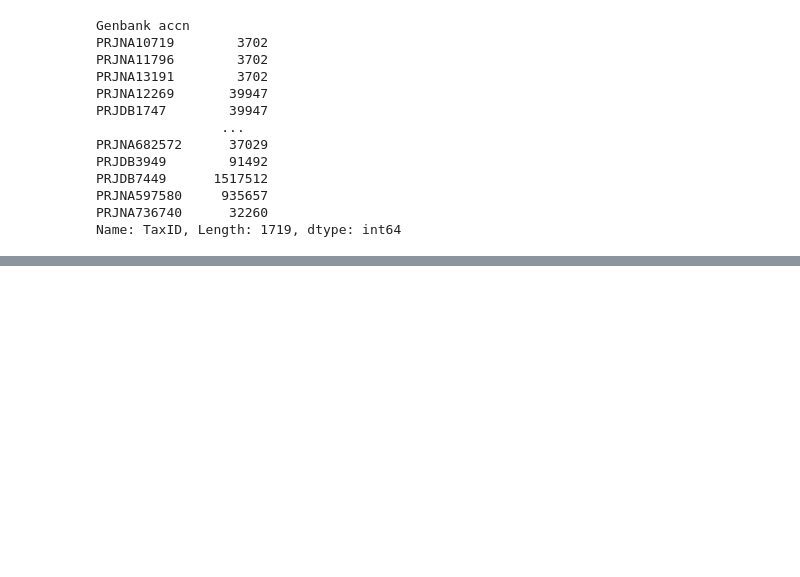
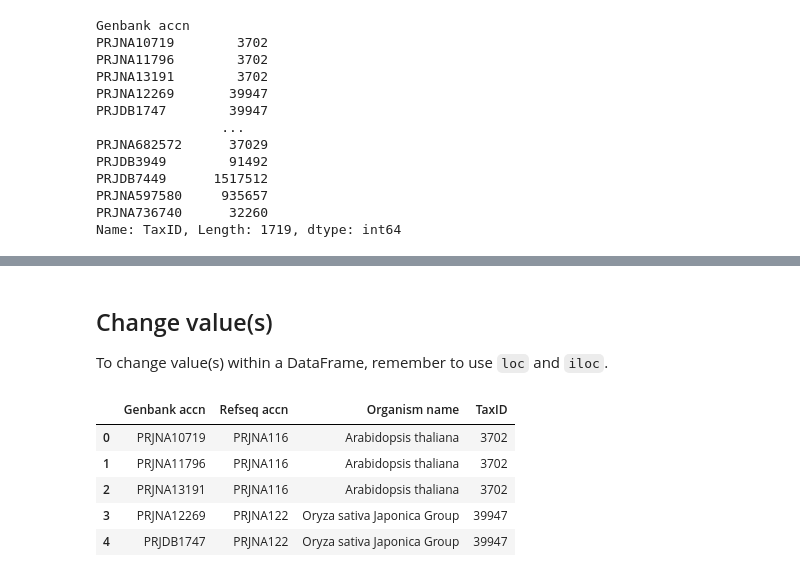
Before and after one commit to chunribu/biotable, a Jupyter notebook: src/pandas_tutorial.ipynb, the cells around one changed output, grey strips where cells are left out. Saved outputs shown, nothing was run; the diff lists cells and outputs as text; code cells hidden in the pictures; blank space fills up the shorter version.

```diff
--- a/src/pandas_tutorial.ipynb
+++ b/src/pandas_tutorial.ipynb
@@ -175,0 +261,14 @@ Name: TaxID, Length: 1719, dtype: int64
+# %% [markdown]
+## Change value(s)
+
+To change value(s) within a DataFrame, remember to use `loc` and `iloc`.
+# %%
+df_cv = df.reset_index().head().copy()
+df_cv
+# %% [output]
+|  | Genbank accn | Refseq accn | Organism name | TaxID |
+| 0 | PRJNA10719 | PRJNA116 | Arabidopsis thaliana | 3702 |
+| 1 | PRJNA11796 | PRJNA116 | Arabidopsis thaliana | 3702 |
+| 2 | PRJNA13191 | PRJNA116 | Arabidopsis thaliana | 3702 |
+| 3 | PRJNA12269 | PRJNA122 | Oryza sativa Japonica Group | 39947 |
+| 4 | PRJDB1747 | PRJNA122 | Oryza sativa Japonica Group | 39947 |
```
Also changed, not shown: parts of 29 cells of this notebook.
